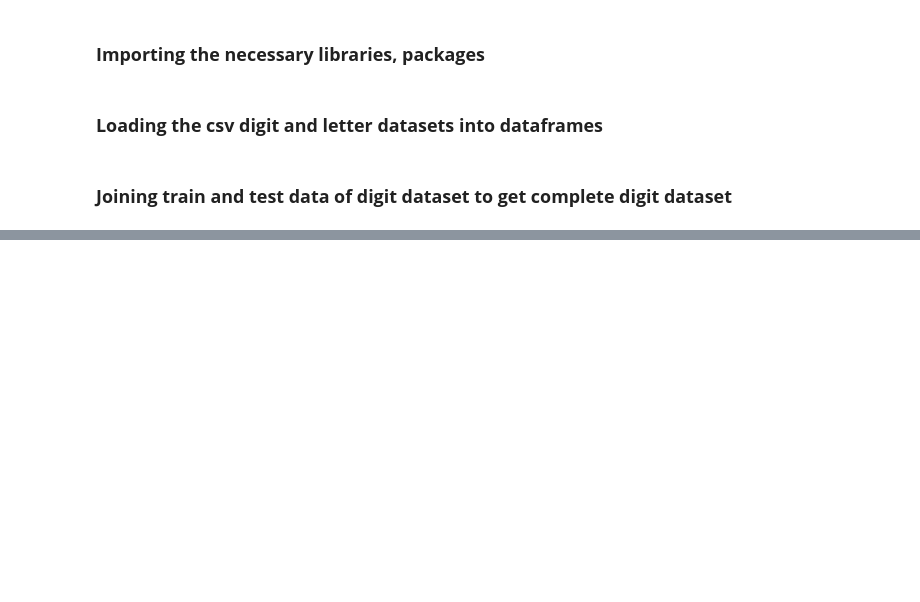
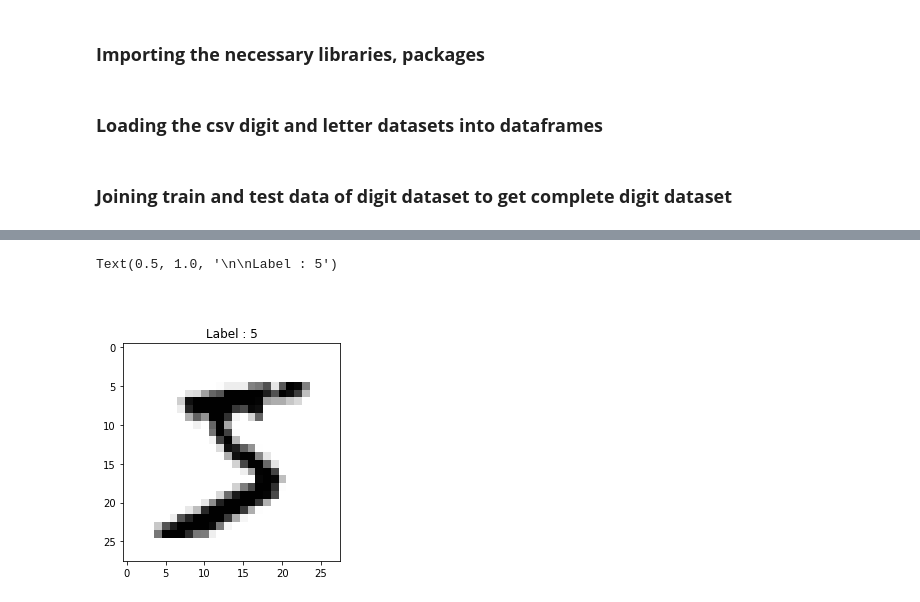
Before and after one commit to Goyalscode/Character-Recognition-Using-DL, a Jupyter notebook: model_Training.ipynb, the cells around one changed output, grey strips where cells are left out. Saved outputs shown, nothing was run; the diff lists cells and outputs as text; code cells hidden in the pictures; blank space fills up the shorter version.

Commit message:
Exploring the dataset

```diff
--- a/model_Training.ipynb
+++ b/model_Training.ipynb
@@ -31,0 +116,16 @@ digit_data = pd.concat([train_digit_data, test_digit_data], ignore_index = True)
+# %%
+#  plotting the above example from digit dataset with its label
+
+plt.imshow(digit_data.iloc[0, 1:].values.reshape(28, 28), cmap = plt.cm.binary)
+
+#  imshow is used for plotting the image, iloc used for indexing in dataframe
+#  reshape changes the flattened(having only one dimension) pixel matrix back into 28*28 image so we can plot and visualize it
+#  cm.binary changes the colour of image to black and white
+
+plt.title(f"\n\nLabel : {digit_data.iloc[0, 0]}")
+
+#  making the label of image as title
+#  0th col contains label for image and plotting the 1st example hence 0th row
+# %% [output]
+Text(0.5, 1.0, '\n\nLabel : 5')
+[figure, added]
```
Also changed, not shown: parts of 17 cells of this notebook.
